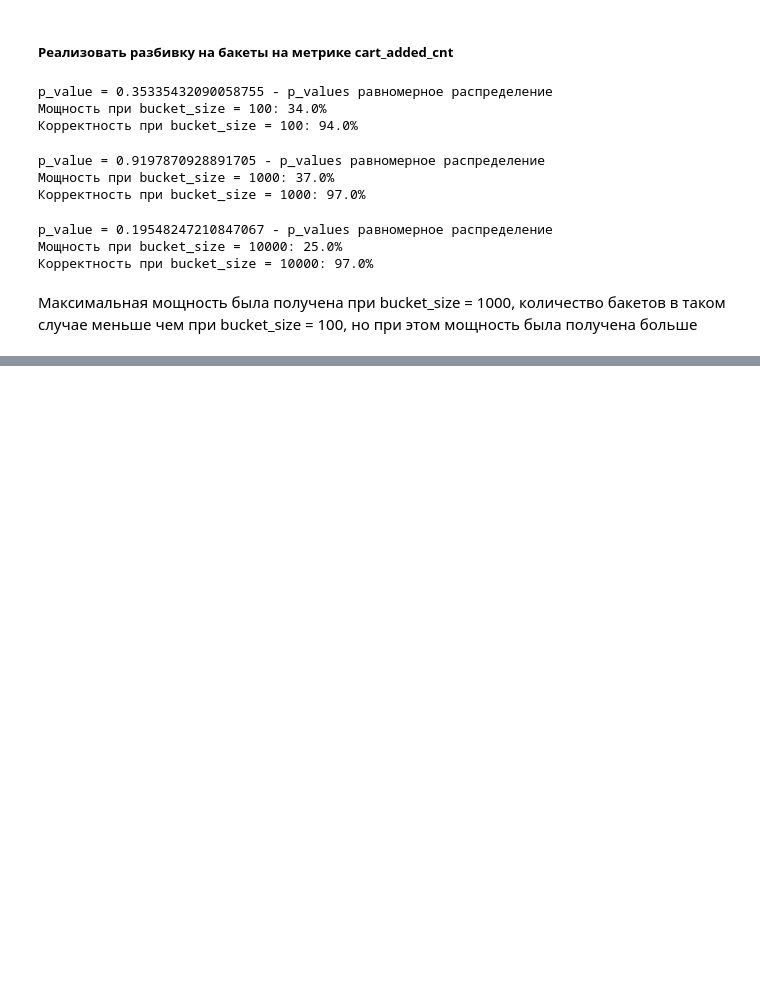
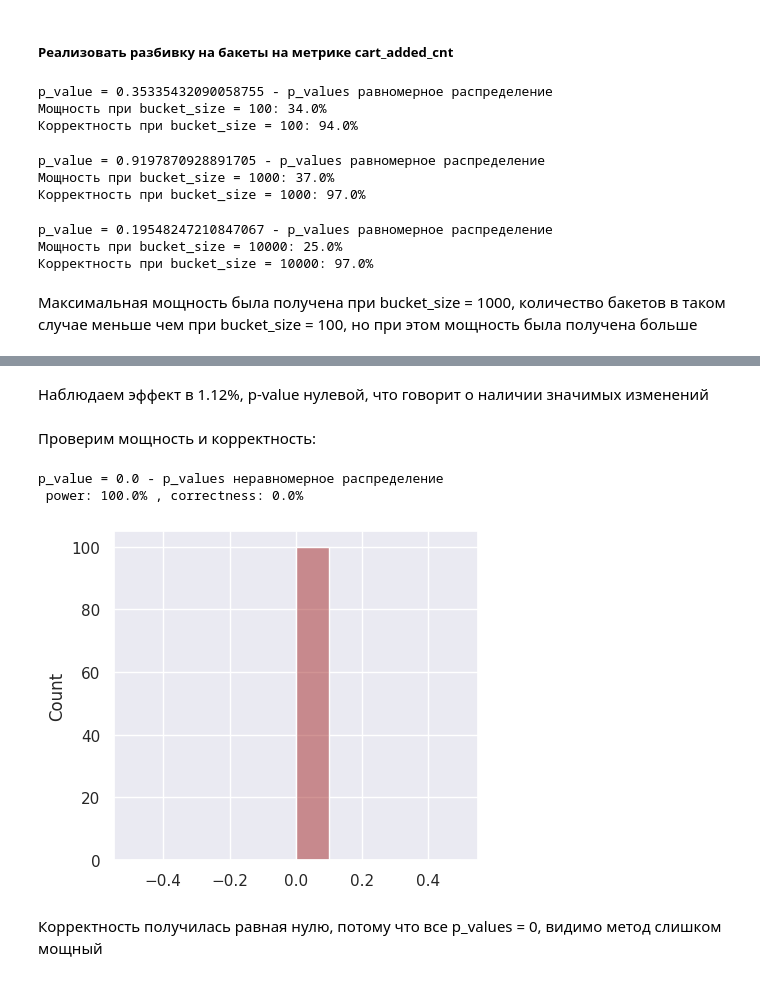
Before and after one commit to Tagirov0/itmo_ab_2023_autumn, a Jupyter notebook: HW2/HW2.ipynb, the cells around one changed output, grey strips where cells are left out. Cells and saved outputs as stored; diff of their text form; code cells hidden in the pictures; blank space fills up the shorter version.

```diff
--- a/HW2/HW2.ipynb
+++ b/HW2/HW2.ipynb
@@ -551,0 +557,14 @@ p_value = 0.19548247210847067 - p_values равномерное распреде
+# %%
+shop_w_features = pd.merge(shop_metrics_old, shop_users_info, on=['user_id'], how='left')
+# %%
+def age_group(age):
+    if age >= 18 and age <= 24:
+        return '18-24'
+    elif age >= 25 and age <= 45:
+        return '25-45'
+    elif age >= 46 and age <= 60:
+        return '46-60'
+    elif age >= 61 and age <= 75:
+        return '61-75'
+    else:
+        return '76+'
@@ -551,0 +603,38 @@ p_value = 0.19548247210847067 - p_values равномерное распреде
+# %% [markdown]
+Наблюдаем эффект в 1.12%, p-value нулевой, что говорит о наличии значимых изменений
+# %% [markdown]
+Проверим мощность и корректность:
+# %%
+correctness = []
+power = []
+
+for i in tqdm(range(100)):
+
+    new_group = groups_splitter(shop_w_features.copy(), user_salt=salt_generator())
+    new_df = pd.merge(shop_w_features.drop('group', axis=1), new_group, how="left", on=['user_id']).drop_duplicates()
+
+    mean_a, mean_b, std_a, std_b, n_a, n_b = get_mean_std_n(new_df)
+
+    p_cor = stats.ttest_ind_from_stats(mean_a, std_a, n_a, mean_b, std_b, n_b)[1]
+
+    vec_b = new_df[(new_df['group'] == 'B')]['cart_added_cnt'] * 1.01
+    mean_a, mean_b, std_a, std_b, n_a, n_b = get_mean_std_n(new_df)
+    p_power = stats.ttest_ind_from_stats(mean_a, std_a, n_a, mean_b, std_b, n_b)[1]
+
+    correctness.append(p_cor)
+    power.append(p_power)
+
+
+correctness = np.array(correctness)
+sns.set(rc={'figure.figsize':(4.7,4.27)})
+sns.histplot(data=correctness, bins=10, color='brown', kde=True)
+
+power = np.array(power)
+check_uniform(correctness)
+print(f' power: {(power[power < 0.05].shape[0] / power.shape[0]) * 100}% , correctness: {(1 - (correctness[correctness < 0.05].shape[0] / correctness.shape[0])) * 100}%')
+# %% [output]
+p_value = 0.0 - p_values неравномерное распределение
+ power: 100.0% , correctness: 0.0%
+[figure, added]
+# %% [markdown]
+Корректность получилась равная нулю, потому что все p_values = 0, видимо метод слишком мощный
```
Also changed, not shown: parts of 2 cells of this notebook.
